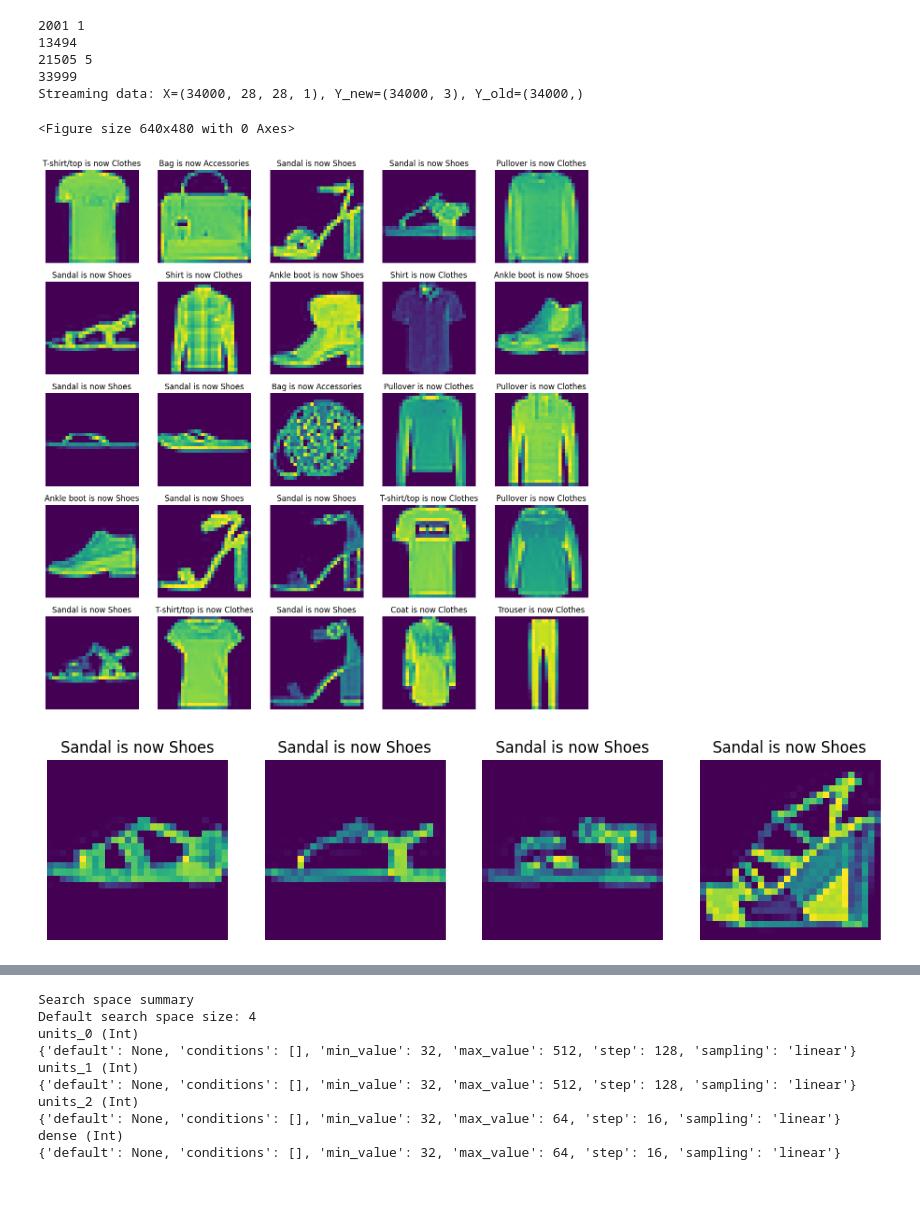
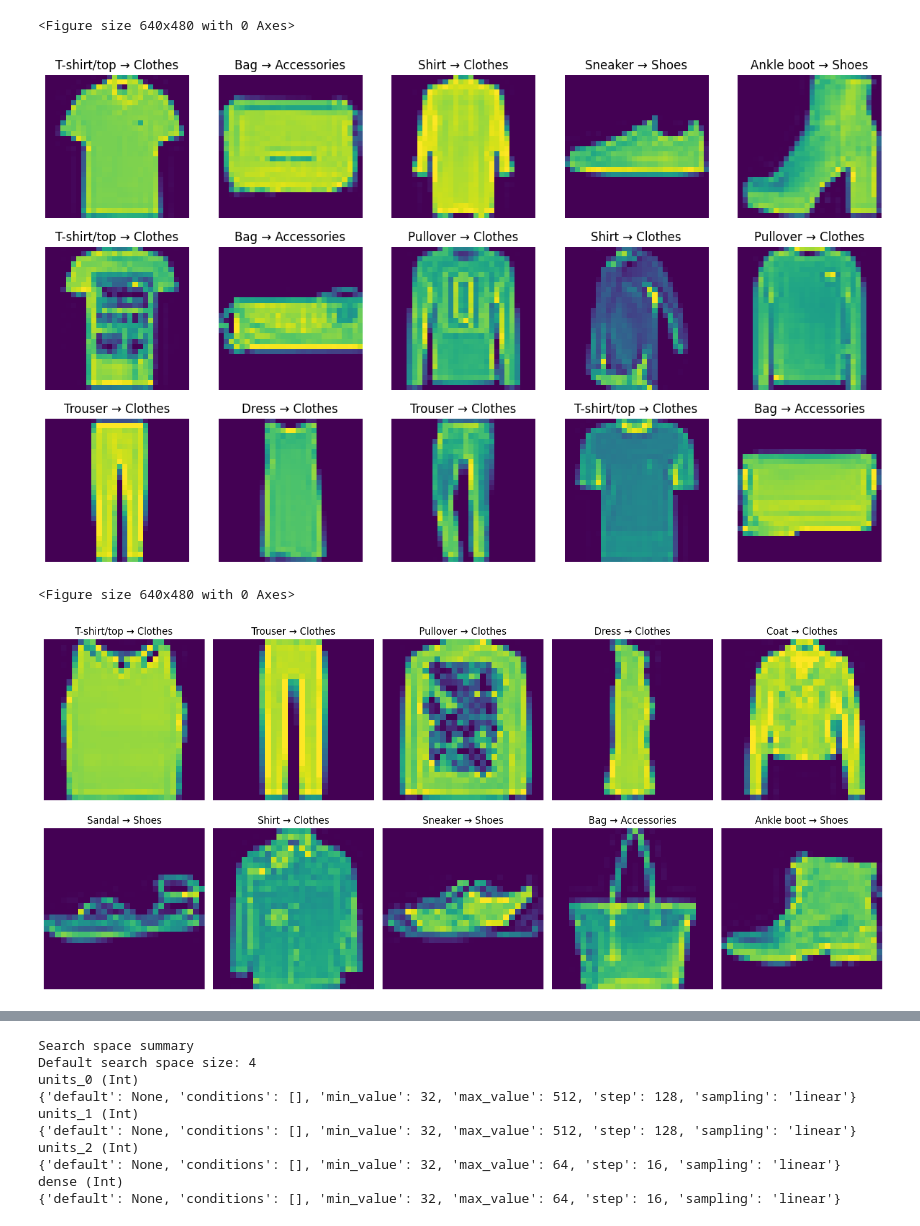
Before and after one commit to aurorasuper/driftdetection, a Jupyter notebook: fasion_mnist_example.ipynb, the cells around one changed output, grey strips where cells are left out. Cells and saved outputs as stored; diff of their text form; code cells hidden in the pictures; blank space fills up the shorter version.

```diff
--- a/fasion_mnist_example.ipynb
+++ b/fasion_mnist_example.ipynb
@@ -42,17 +39,18 @@ plt.figure()
 
 rows = 2
 cols = 5
-print(data.train_labels_original.shape)
+print(data.all_data_images.shape)
 fig = plt.figure(figsize=(15, 7))
 
 for i in range(10):
     fig.add_subplot(rows, cols, i+1)
 
-    label = np.where(data.train_labels_original == i)[0][0]
+    label = np.where(data.all_data_labels == i)[0][0]
 
-    plt.imshow(data.train_images_original[label])
+    plt.imshow(data.all_data_images[label])
     plt.title(data.original_labels_name[i])  # Set subplot title
     plt.axis('off')
 
 plt.axis('off')
+plt.savefig('preview_dataset.png')
 # %% [output]
@@ -118,11 +83,0 @@ print( data.test_y_split.shape[0])
-# %%
-import random
-
-print("Shape of test data:", data.test_y_split.shape)
-print("Shape of test data:", data.test_y_super.shape)
-# k = number of items to select
-sample_list = random.choices(range(0,data.test_y_split.shape[0]), k=10)
-print(sample_list)
-
-for i in sample_list:
-    print(f"Original label {data.original_labels_name[data.test_y_split[i]]}, becomes {data.new_class_names[data.test_y_super[i]]}")
@@ -229,54 +156,51 @@ print(data.train_x_split[:2000].shape, data.train_y_split[:2000].shape, data.val
-# %%
-%reload_ext autoreload
-%autoreload 2
-%aimport process_data
-data.concat_test_data()
-print(f"Streaming data: X={data.stream_x.shape}, Y_new={data.stream_y.shape}, Y_old={data.stream_y_original.shape}")
-# %% [output]
-2001 1
-13494
-21505 5
-33999
-Streaming data: X=(34000, 28, 28, 1), Y_new=(34000, 3), Y_old=(34000,)
 # %%
 rows = 5
 cols = 5
 
 #print train data with removed class
 plt.figure()
 
 fig = plt.figure(figsize=(15, 15))
 # k = number of items to select
-sample_list = random.choices(range(0,data.stream_y_original.shape[0]), k=25)
+sample_list = random.choices(range(0,data.simulation_labels.shape[0]), k=15)
 image_count = 1
 for i in sample_list:
     fig.add_subplot(rows, cols, image_count)
-    new_label = np.argmax(data.stream_y[i])
-    old_label = data.stream_y_original[i]
-    plt.imshow(data.stream_x[i])
-    plt.title(f"{data.original_labels_name[old_label]} is now {data.new_class_names[new_label]}")  # Set subplot title
+    new_label = np.argmax(data.simulation_labels_super[i])
+    old_label = data.simulation_labels[i]
+    plt.imshow(data.simulation_images[i])
+    plt.title(f"{data.original_labels_name[old_label]} → {data.new_class_names[new_label]}")
     plt.axis('off')
     image_count += 1
 
-# print removed class
-fig = plt.figure(figsize=(15, 15))
-# k = number of items to select
-drifts = [data.drift1, data.drift2, data.drift3, data.drift4]
-image_count = 1
-for i in drifts:
-    fig.add_subplot(rows, cols, image_count)
-    new_label = np.argmax(data.stream_y[i])
-    old_label = data.stream_y_original[i]
-    plt.imshow(data.stream_x[i])
-    plt.title(f"{data.original_labels_name[old_label]} is now {data.new_class_names[new_label]}")  # Set subplot title
+plt.savefig('random_sample_drifted_test_data_refined.png')
+
+# Print mapping of classes
+
+plt.figure()
+
+rows = 2
+cols = 5
+
+fig = plt.figure(figsize=(15, 7))
+
+for label in range(10):
+    fig.add_subplot(rows, cols, label+1)
+    index = np.where(data.simulation_labels == label)[0][0]
+    new_label = np.argmax(data.simulation_labels_super[index])
+    plt.imshow(data.simulation_images[index])
+    plt.title(f"{data.original_labels_name[label]} → {data.new_class_names[new_label]}")
     plt.axis('off')
-    image_count += 1
 
-# print removed class
+
+plt.axis('off')
+fig.tight_layout()
+plt.savefig('preview_dataset_mapping_refined.png')
 # %% [output]
 <Figure size 640x480 with 0 Axes>
-[figure, old version]
+[figure, new version]
+<Figure size 640x480 with 0 Axes>
-[figure, old version]
+[figure, new version]
 # %%
 
 print(f"Drift indices:{data.drift1}, {data.drift2}, {data.drift3}, {data.drift4}")
```
Also changed, not shown: parts of 57 cells of this notebook, 17 other files.
